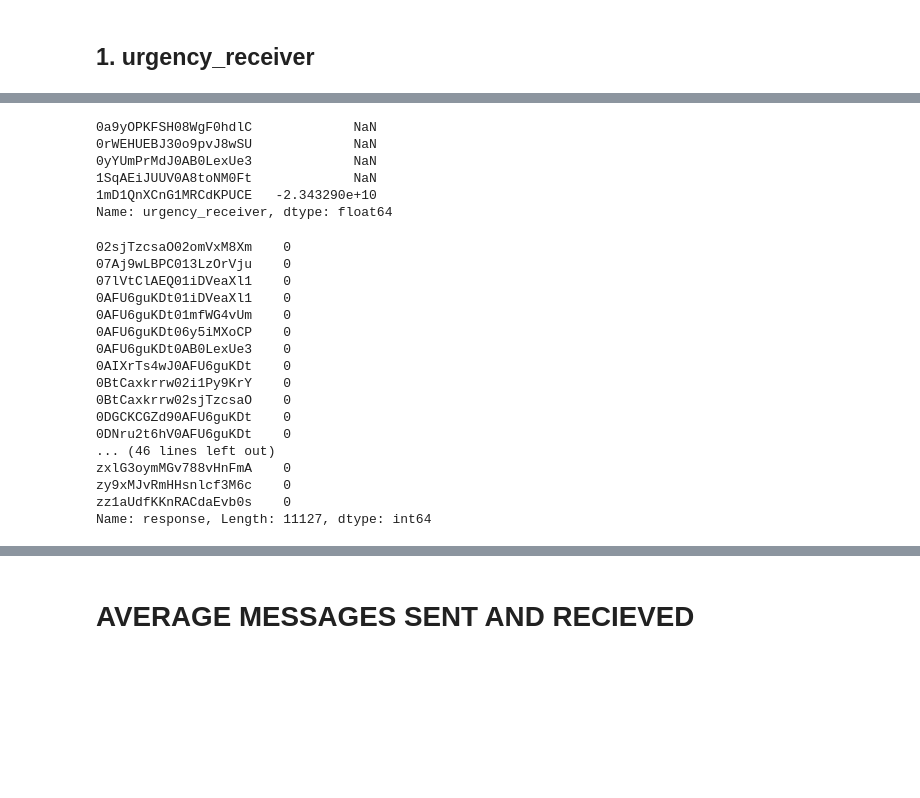
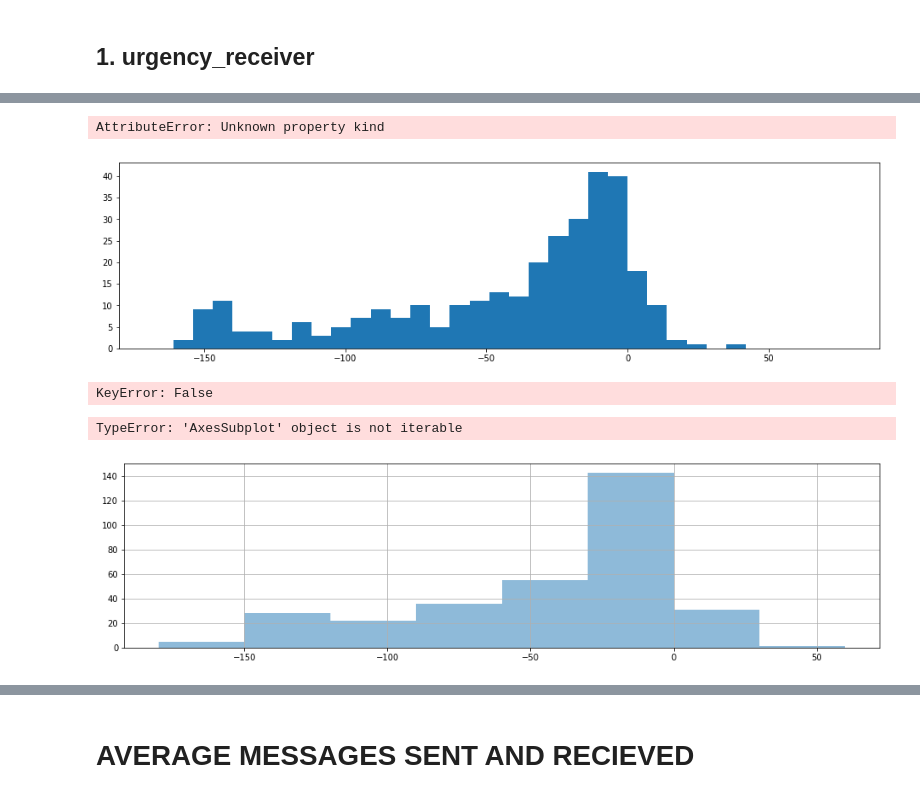
Before and after one commit to rczyrnik/Find-A-Flatmate, a Jupyter notebook: 0_eda_messages.ipynb, the cells around one changed output, grey strips where cells are left out. Saved outputs shown, nothing was run; the diff lists cells and outputs as text; code cells hidden in the pictures; blank space fills up the shorter version.

```diff
--- a/0_eda_messages.ipynb
+++ b/0_eda_messages.ipynb
@@ -69,29 +98,26 @@ urgency_receiver without response: -29.750974659
+# %%
+col = 'urgency_receiver'
+bins = np.arange(-168, 84, 7)
+with_resp = with_responses[col].hist(figsize = (16,4), bins = bins, alpha = .5,kind='line')
+without_resp = without_responses[col].hist(figsize = (16,4), bins = bins, alpha = .3, color='r')
+
+plt.xlabel(col,fontsize=14)
+plt.ylabel('Number of Messages',fontsize=14)
+plt.legend(['Response',"No Response"])
+plt.show()
+print(col+" with response: {:.9f}".format(with_responses[col].mean()))
+print(col+" without response: {:.9f}\n\n".format(without_responses[col].mean()))
+# %% [output]
+AttributeError: Unknown property kind
+[figure, added]
+# %%
+master_df[col].hist(figsize = (16,4), by='response'==1,bins = bins, alpha = .5)
+# %% [output]
+KeyError: False
 # %%
-with_responses.groupby(["urgency_receiver.head()
+with_responses.urgency_receiver.
-# %% [output]
-0a9yOPKFSH08WgF0hdlC             NaN
-0rWEHUEBJ30o9pvJ8wSU             NaN
-0yYUmPrMdJ0AB0LexUe3             NaN
-1SqAEiJUUV0A8toNM0Ft             NaN
-1mD1QnXCnG1MRCdKPUCE   -2.343290e+10
-Name: urgency_receiver, dtype: float64
-# %%
-master_df.response
-# %% [output]
-02sjTzcsaO02omVxM8Xm    0
-07Aj9wLBPC013LzOrVju    0
-07lVtClAEQ01iDVeaXl1    0
-0AFU6guKDt01iDVeaXl1    0
-0AFU6guKDt01mfWG4vUm    0
-0AFU6guKDt06y5iMXoCP    0
-0AFU6guKDt0AB0LexUe3    0
-0AIXrTs4wJ0AFU6guKDt    0
-0BtCaxkrrw02i1Py9KrY    0
-0BtCaxkrrw02sjTzcsaO    0
-0DGCKCGZd90AFU6guKDt    0
-0DNru2t6hV0AFU6guKDt    0
-... (46 lines left out)
-zxlG3oymMGv788vHnFmA    0
-zy9xMJvRmHHsnlcf3M6c    0
-zz1aUdfKKnRACdaEvb0s    0
-Name: response, Length: 11127, dtype: int64
+# %%
+n,bins,patches = with_responses[col].hist(figsize = (16,4), bins = bins, alpha = .5)
+# %% [output]
+TypeError: 'AxesSubplot' object is not iterable
+[figure, added]
```
Also changed, not shown: parts of 54 cells of this notebook, 10 other files.
